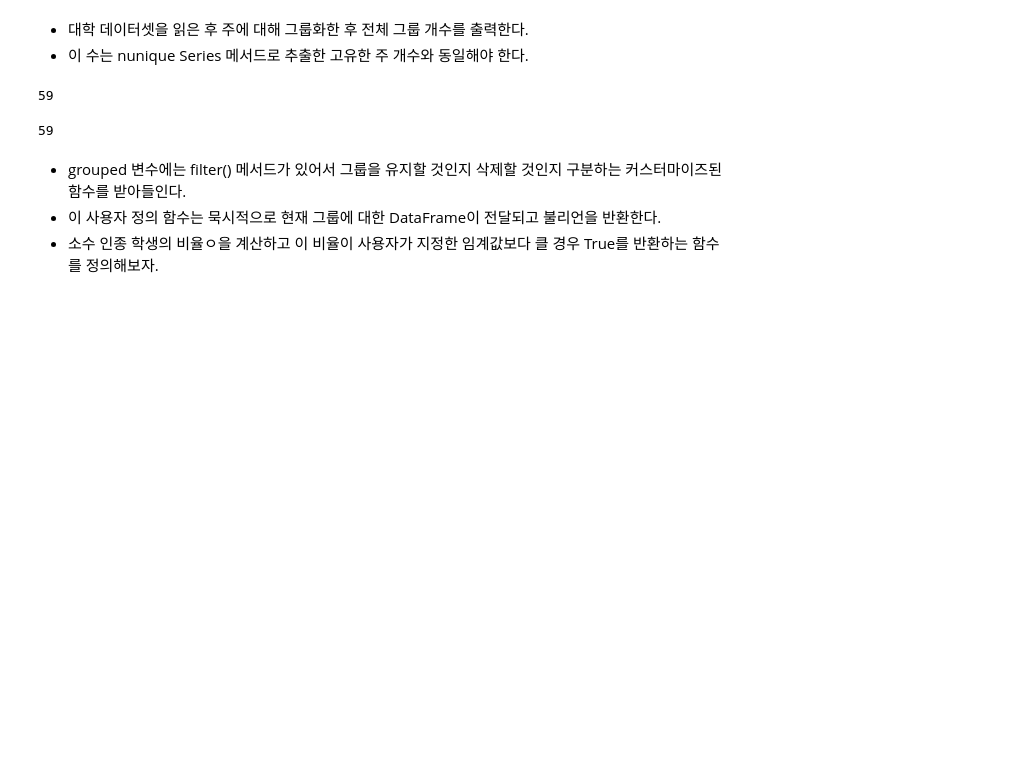
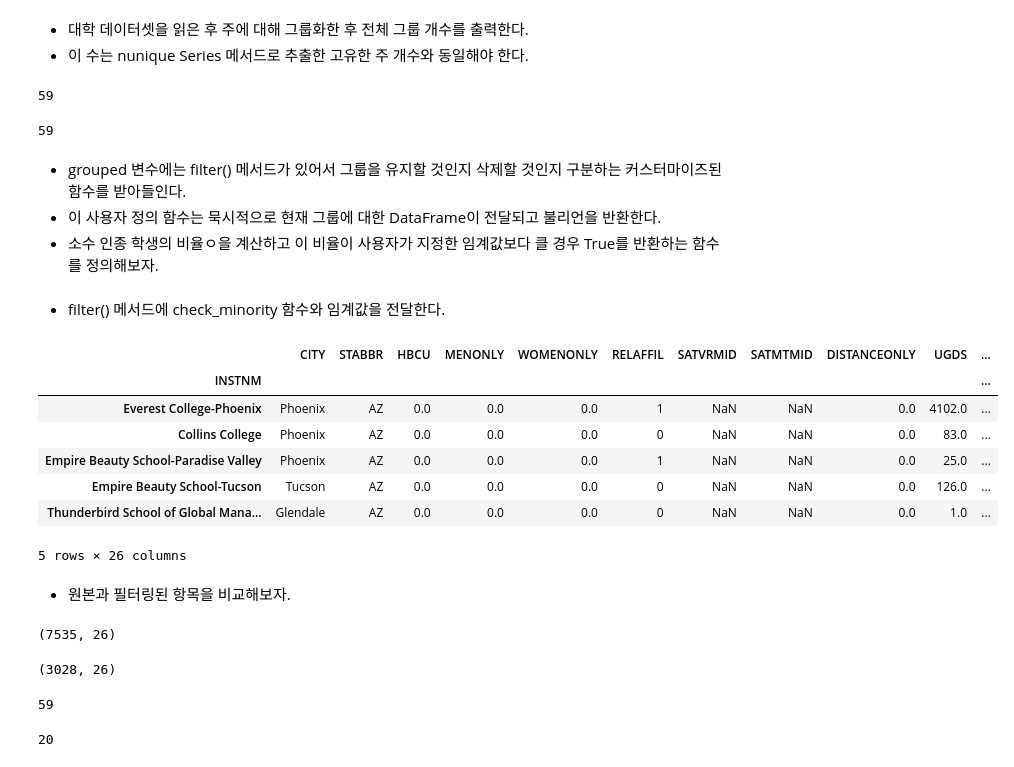
Before and after one commit to angelxtry/PyDataSc, a Jupyter notebook: PandasCookbook/ch07/ch07-종합을 위한 그룹화, 필터링, 그리고 변환.ipynb, the cells around one changed output. Cells and saved outputs as stored; diff of their text form; code cells hidden in the pictures; blank space fills up the shorter version.

```diff
--- a/PandasCookbook/ch07/ch07-종합을 위한 그룹화, 필터링, 그리고 변환.ipynb
+++ b/PandasCookbook/ch07/ch07-종합을 위한 그룹화, 필터링, 그리고 변환.ipynb
@@ -654,3 +654,40 @@ college['STABBR'].nunique()
 # %%
 def check_minority(df, threshold):
     minority_pct = 1 - df['UGDS_WHITE']
+    total_minority = (df['UGDS'] * minority_pct).sum()
+    total_ugds = df['UGDS'].sum()
+    total_minority_pct = total_minority / total_ugds
+    return total_minority_pct > threshold
+# %% [markdown]
+- filter() 메서드에 check_minority 함수와 임계값을 전달한다.
+# %%
+college_filtered = grouped.filter(check_minority, threshold=.5)
+# %%
+college_filtered.head()
+# %% [output]
+|  | CITY | STABBR | HBCU | MENONLY | WOMENONLY | RELAFFIL | SATVRMID | SATMTMID | DISTANCEONLY | UGDS | ... |
+| INSTNM |  |  |  |  |  |  |  |  |  |  | ... |
+| Everest College-Phoenix | Phoenix | AZ | 0.0 | 0.0 | 0.0 | 1 | NaN | NaN | 0.0 | 4102.0 | ... |
+| Collins College | Phoenix | AZ | 0.0 | 0.0 | 0.0 | 0 | NaN | NaN | 0.0 | 83.0 | ... |
+| Empire Beauty School-Paradise Valley | Phoenix | AZ | 0.0 | 0.0 | 0.0 | 1 | NaN | NaN | 0.0 | 25.0 | ... |
+| Empire Beauty School-Tucson | Tucson | AZ | 0.0 | 0.0 | 0.0 | 0 | NaN | NaN | 0.0 | 126.0 | ... |
+| Thunderbird School of Global Mana... | Glendale | AZ | 0.0 | 0.0 | 0.0 | 0 | NaN | NaN | 0.0 | 1.0 | ... |
+5 rows × 26 columns
+# %% [markdown]
+- 원본과 필터링된 항목을 비교해보자.
+# %%
+college.shape
+# %% [output]
+(7535, 26)
+# %%
+college_filtered.shape
+# %% [output]
+(3028, 26)
+# %%
+college['STABBR'].nunique()
+# %% [output]
+59
+# %%
+college_filtered['STABBR'].nunique()
+# %% [output]
+20
```
Also changed, not shown: parts of 40 cells of this notebook.
